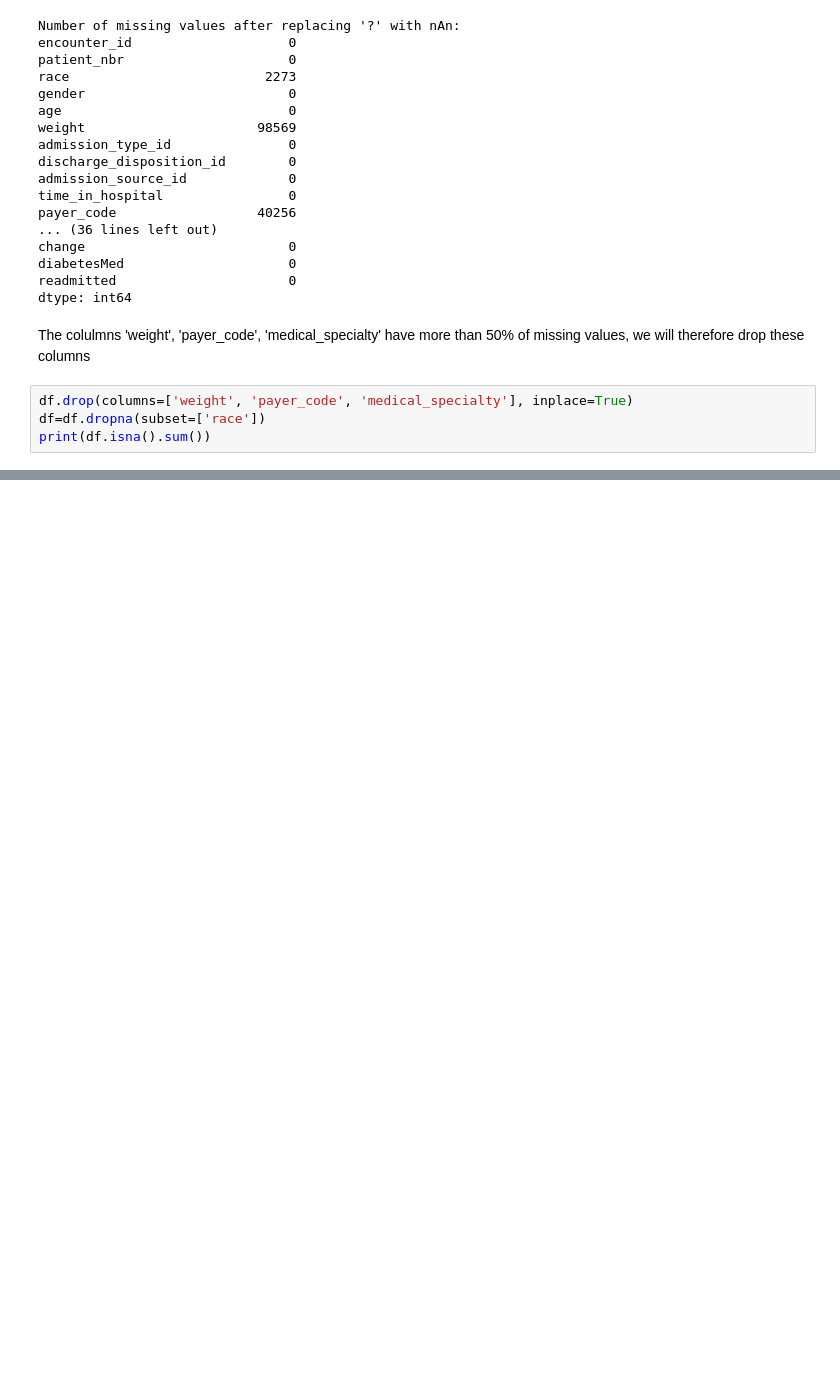
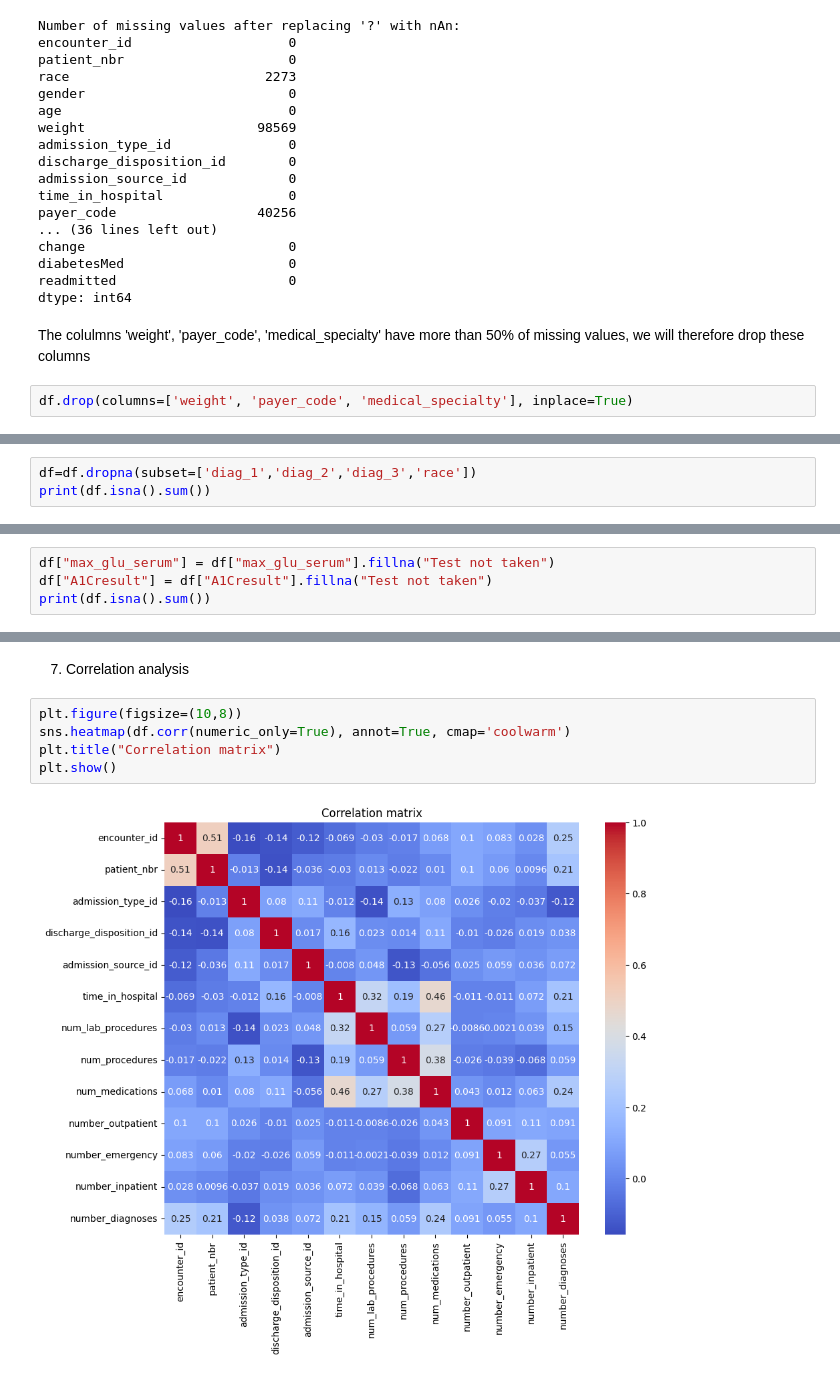
Before and after one commit to SandrineDaniel/Projet_ML, a Jupyter notebook: projet_notebook.ipynb, the cells around one changed output, grey strips where cells are left out. Cells and saved outputs as stored; diff of their text form; blank space fills up the shorter version.

```diff
--- a/projet_notebook.ipynb
+++ b/projet_notebook.ipynb
@@ -146,5 +148,3 @@ dtype: int64
 The colulmns 'weight', 'payer_code', 'medical_specialty' have more than 50% of missing values, we will therefore drop these columns
 # %%
 df.drop(columns=['weight', 'payer_code', 'medical_specialty'], inplace=True)
-df=df.dropna(subset=['race'])
-print(df.isna().sum())
@@ -168,0 +153,3 @@ dtype: int64
+# %%
+df=df.dropna(subset=['diag_1','diag_2','diag_3','race'])
+print(df.isna().sum())
@@ -168,0 +178,4 @@ dtype: int64
+# %%
+df["max_glu_serum"] = df["max_glu_serum"].fillna("Test not taken")
+df["A1Cresult"] = df["A1Cresult"].fillna("Test not taken")
+print(df.isna().sum())
@@ -182,0 +247,9 @@ print(df.shape)
+# %% [markdown]
+7. Correlation analysis
+# %%
+plt.figure(figsize=(10,8))
+sns.heatmap(df.corr(numeric_only=True), annot=True, cmap='coolwarm')
+plt.title("Correlation matrix")
+plt.show()
+# %% [output]
+[figure, added]
```
Also changed, not shown: parts of 34 cells of this notebook, 1 other file.
